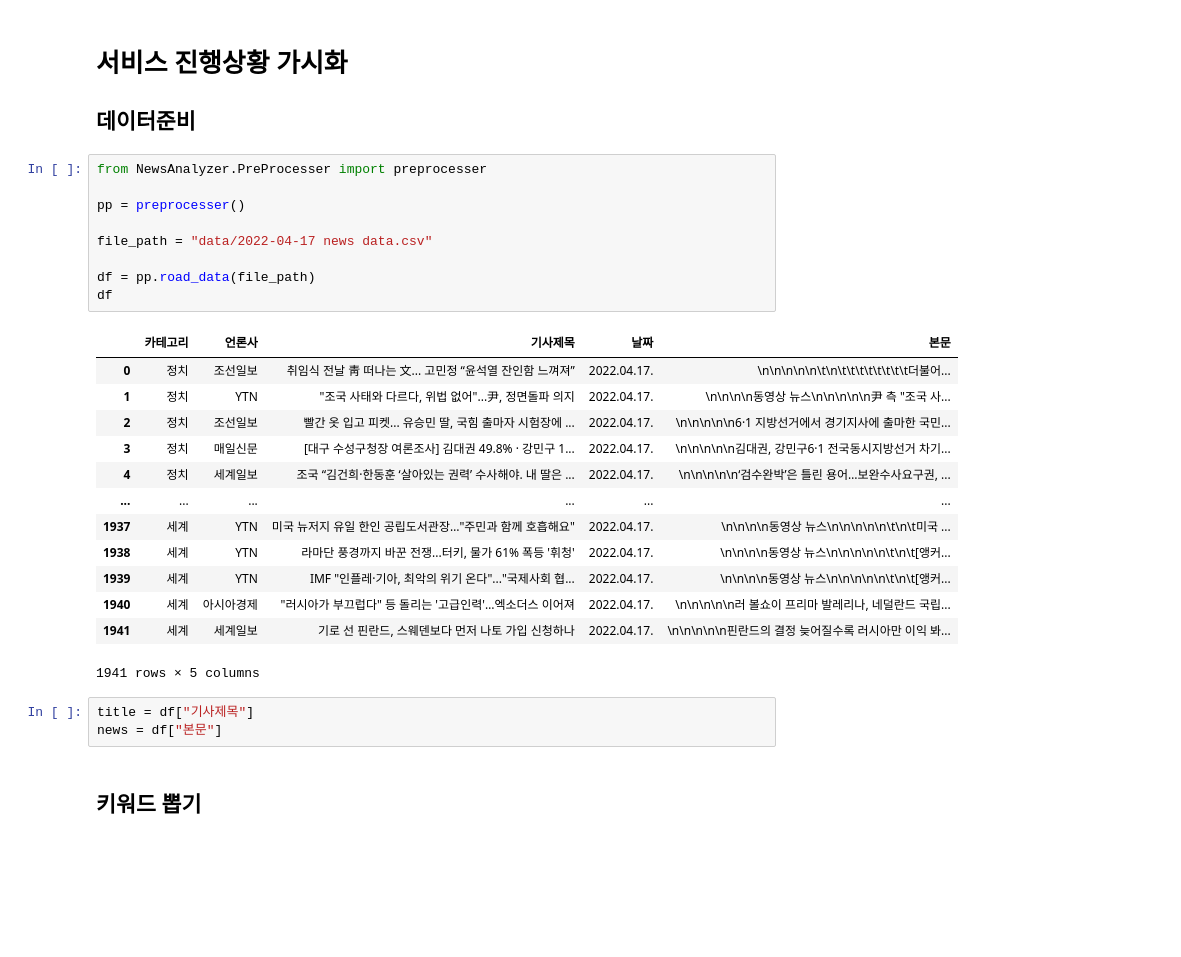
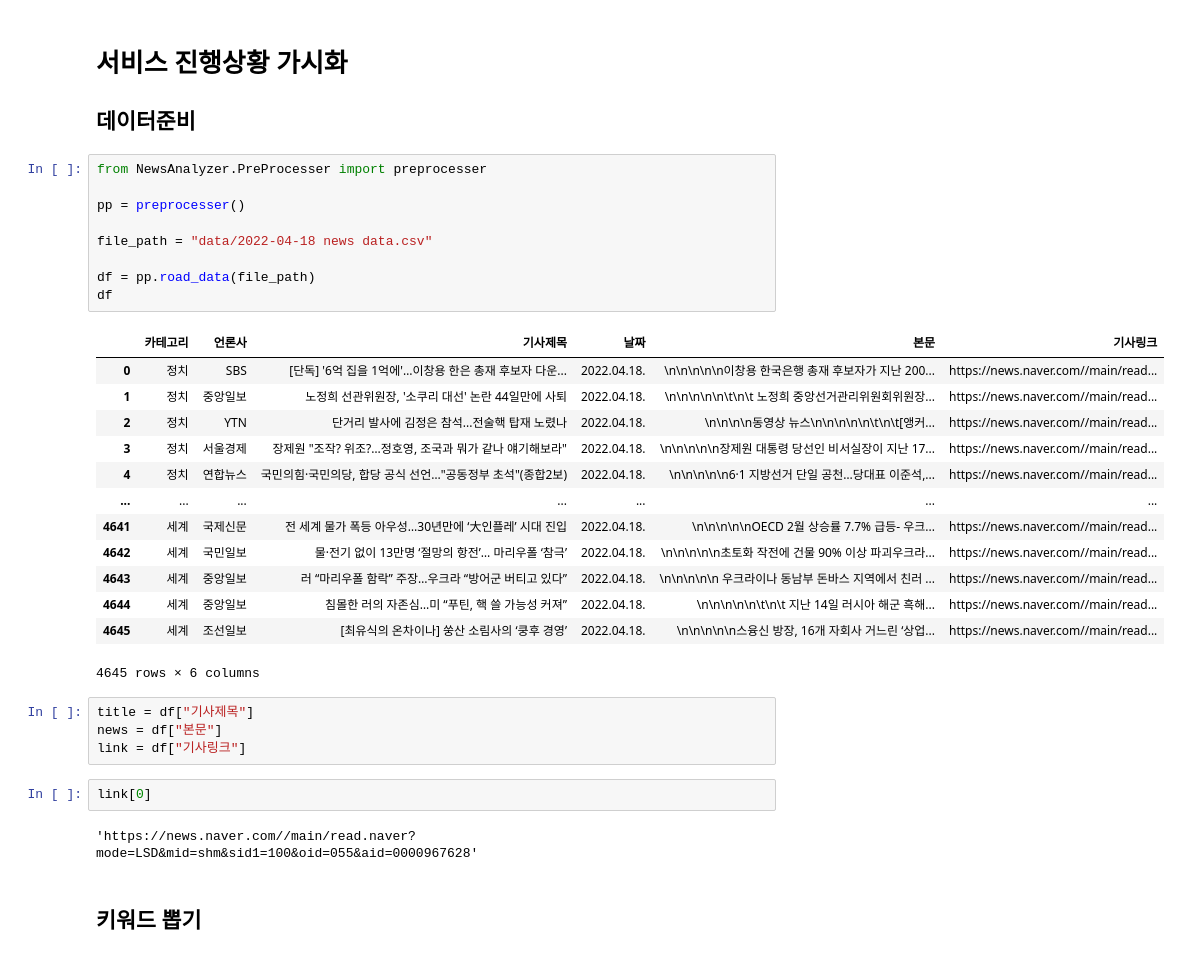
Before and after one commit to min00ng/semi-project, a Jupyter notebook: service_test.ipynb, the cells around one changed output. Drawn from its saved outputs; the diff is of its cells as text; blank space fills up the shorter version.

```diff
--- a/service_test.ipynb
+++ b/service_test.ipynb
@@ -4,29 +4,34 @@
 # %%
 from NewsAnalyzer.PreProcesser import preprocesser
 
 pp = preprocesser()
 
-file_path = "data/2022-04-17 news data.csv"
+file_path = "data/2022-04-18 news data.csv"
 
 df = pp.road_data(file_path)
 df
 # %% [output]
-|  | 카테고리 | 언론사 | 기사제목 | 날짜 | 본문 |
-| 0 | 정치 | 조선일보 | 취임식 전날 靑 떠나는 文... 고민정 “윤석열 잔인함 느껴져” | 2022.04.17. | \n\n\n\n\n\t\n\t\t\t\t\t\t\t\t더불어... |
-| 1 | 정치 | YTN | "조국 사태와 다르다, 위법 없어"...尹, 정면돌파 의지 | 2022.04.17. | \n\n\n\n동영상 뉴스\n\n\n\n\n尹 측 "조국 사... |
-| 2 | 정치 | 조선일보 | 빨간 옷 입고 피켓... 유승민 딸, 국힘 출마자 시험장에 ... | 2022.04.17. | \n\n\n\n\n6·1 지방선거에서 경기지사에 출마한 국민... |
-| 3 | 정치 | 매일신문 | [대구 수성구청장 여론조사] 김대권 49.8% · 강민구 1... | 2022.04.17. | \n\n\n\n\n김대권, 강민구6·1 전국동시지방선거 차기... |
-| 4 | 정치 | 세계일보 | 조국 “김건희·한동훈 ‘살아있는 권력’ 수사해야. 내 딸은 ... | 2022.04.17. | \n\n\n\n\n‘검수완박’은 틀린 용어…보완수사요구권, ... |
-| ... | ... | ... | ... | ... | ... |
-| 1937 | 세계 | YTN | 미국 뉴저지 유일 한인 공립도서관장…"주민과 함께 호흡해요" | 2022.04.17. | \n\n\n\n동영상 뉴스\n\n\n\n\n\t\n\t미국 ... |
-| 1938 | 세계 | YTN | 라마단 풍경까지 바꾼 전쟁...터키, 물가 61% 폭등 '휘청' | 2022.04.17. | \n\n\n\n동영상 뉴스\n\n\n\n\n\t\n\t[앵커... |
-| 1939 | 세계 | YTN | IMF "인플레·기아, 최악의 위기 온다"..."국제사회 협... | 2022.04.17. | \n\n\n\n동영상 뉴스\n\n\n\n\n\t\n\t[앵커... |
-| 1940 | 세계 | 아시아경제 | "러시아가 부끄럽다" 등 돌리는 '고급인력'…엑소더스 이어져 | 2022.04.17. | \n\n\n\n\n러 볼쇼이 프리마 발레리나, 네덜란드 국립... |
-| 1941 | 세계 | 세계일보 | 기로 선 핀란드, 스웨덴보다 먼저 나토 가입 신청하나 | 2022.04.17. | \n\n\n\n\n핀란드의 결정 늦어질수록 러시아만 이익 봐... |
+|  | 카테고리 | 언론사 | 기사제목 | 날짜 | 본문 | 기사링크 |
+| 0 | 정치 | SBS | [단독] '6억 집을 1억에'…이창용 한은 총재 후보자 다운... | 2022.04.18. | \n\n\n\n\n이창용 한국은행 총재 후보자가 지난 200... | https://news.naver.com//main/read... |
+| 1 | 정치 | 중앙일보 | 노정희 선관위원장, '소쿠리 대선' 논란 44일만에 사퇴 | 2022.04.18. | \n\n\n\n\n\t\n\t 노정희 중앙선거관리위원회위원장... | https://news.naver.com//main/read... |
+| 2 | 정치 | YTN | 단거리 발사에 김정은 참석...전술핵 탑재 노렸나 | 2022.04.18. | \n\n\n\n동영상 뉴스\n\n\n\n\n\t\n\t[앵커... | https://news.naver.com//main/read... |
+| 3 | 정치 | 서울경제 | 장제원 "조작? 위조?…정호영, 조국과 뭐가 같나 얘기해보라" | 2022.04.18. | \n\n\n\n\n장제원 대통령 당선인 비서실장이 지난 17... | https://news.naver.com//main/read... |
+| 4 | 정치 | 연합뉴스 | 국민의힘·국민의당, 합당 공식 선언…"공동정부 초석"(종합2보) | 2022.04.18. | \n\n\n\n\n6·1 지방선거 단일 공천…당대표 이준석,... | https://news.naver.com//main/read... |
+| ... | ... | ... | ... | ... | ... | ... |
+| 4641 | 세계 | 국제신문 | 전 세계 물가 폭등 아우성…30년만에 ‘大인플레’ 시대 진입 | 2022.04.18. | \n\n\n\n\nOECD 2월 상승률 7.7% 급등- 우크... | https://news.naver.com//main/read... |
+| 4642 | 세계 | 국민일보 | 물·전기 없이 13만명 ‘절망의 항전’… 마리우폴 ‘참극’ | 2022.04.18. | \n\n\n\n\n초토화 작전에 건물 90% 이상 파괴우크라... | https://news.naver.com//main/read... |
+| 4643 | 세계 | 중앙일보 | 러 “마리우폴 함락” 주장…우크라 “방어군 버티고 있다” | 2022.04.18. | \n\n\n\n\n 우크라이나 동남부 돈바스 지역에서 친러 ... | https://news.naver.com//main/read... |
+| 4644 | 세계 | 중앙일보 | 침몰한 러의 자존심…미 “푸틴, 핵 쓸 가능성 커져” | 2022.04.18. | \n\n\n\n\n\t\n\t 지난 14일 러시아 해군 흑해... | https://news.naver.com//main/read... |
+| 4645 | 세계 | 조선일보 | [최유식의 온차이나] 쑹산 소림사의 ‘쿵후 경영’ | 2022.04.18. | \n\n\n\n\n스융신 방장, 16개 자회사 거느린 ‘상업... | https://news.naver.com//main/read... |
-1941 rows × 5 columns
+4645 rows × 6 columns
 # %%
 title = df["기사제목"]
 news = df["본문"]
+link = df["기사링크"]
+# %%
+link[0]
+# %% [output]
+'https://news.naver.com//main/read.naver?mode=LSD&mid=shm&sid1=100&oid=055&aid=0000967628'
 # %% [markdown]
 ## 키워드 뽑기
 # %%
```
Also changed, not shown: parts of 4 cells of this notebook, 1 other file.
